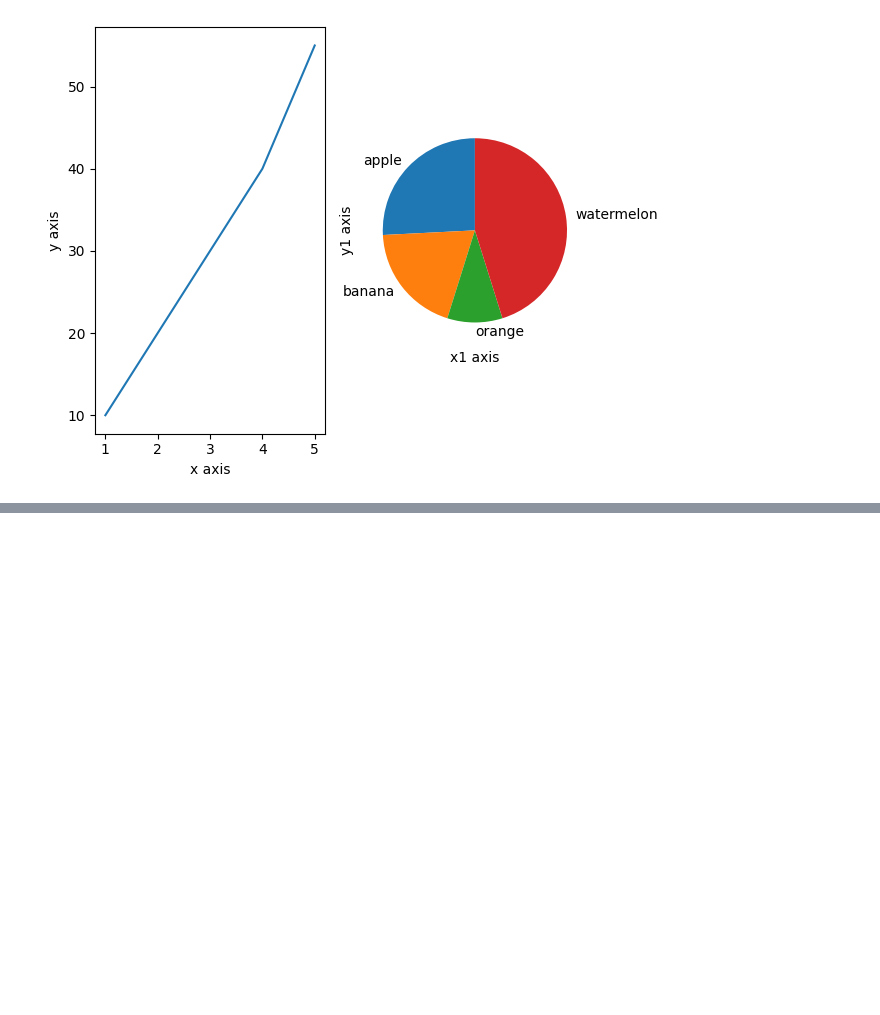
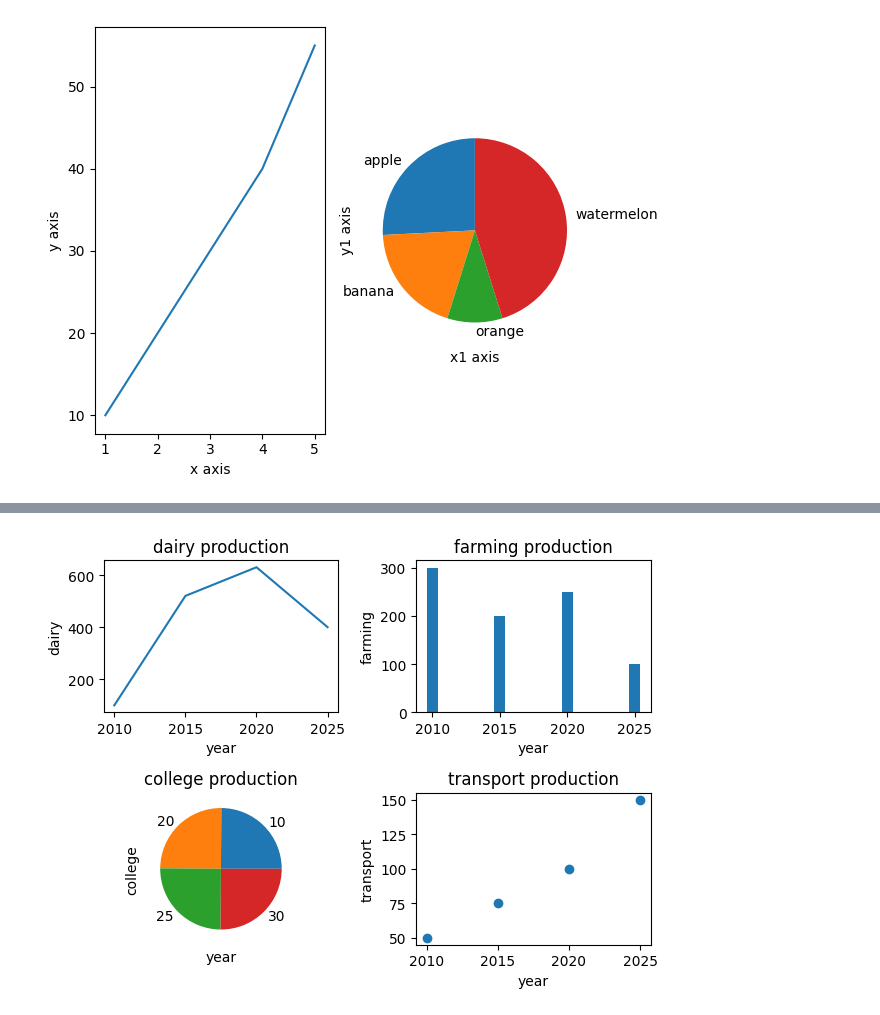
Before and after one commit to Vanshu2374/data-science-45-days, a Jupyter notebook: grass2.ipynb, the cells around one changed output, grey strips where cells are left out. Saved outputs shown, nothing was run; the diff lists cells and outputs as text; code cells hidden in the pictures; blank space fills up the shorter version.

```diff
--- a/grass2.ipynb
+++ b/grass2.ipynb
@@ -228,0 +270,46 @@ import matplotlib.pyplot as plt
+# %%
+# subplots 2D
+import matplotlib.pyplot as plt
+# graph 1
+year = [2010,2015,2020,2025]
+dairy = [100,520,630,400]
+
+# graph 2
+farming = [300,200,250,100]
+
+# graph 3
+college = [10,20,25,30]
+
+# graph 4
+transport = [50,75,100,150]
+
+fig , aux = plt.subplots(2,2) # 4 cols
+aux[0][0].plot(year,dairy)
+aux[0][0].set_xlabel("year")
+aux[0][0].set_ylabel("dairy")
+aux[0][0].set_title("dairy production")
+
+aux[0][1].bar(year,farming)
+aux[0][1].set_xlabel("year")
+aux[0][1].set_ylabel("farming")
+aux[0][1].set_title("farming production")
+
+aux[1][0].pie(year,labels=college)
+aux[1][0].set_xlabel("year")
+aux[1][0].set_ylabel("college")
+aux[1][0].set_title("college production")
+
+aux[1][1].scatter(year,transport)
+aux[1][1].set_xlabel("year")
+aux[1][1].set_ylabel("transport")
+aux[1][1].set_title("transport production")
+
+plt.tight_layout()
+
+
+
+#plt.gcf().canvas.get_supported_filetypes()
+plt.savefig("subplot.jpg")
+plt.show()
+# %% [output]
+[figure, added]
```
Also changed, not shown: parts of 5 cells of this notebook.
